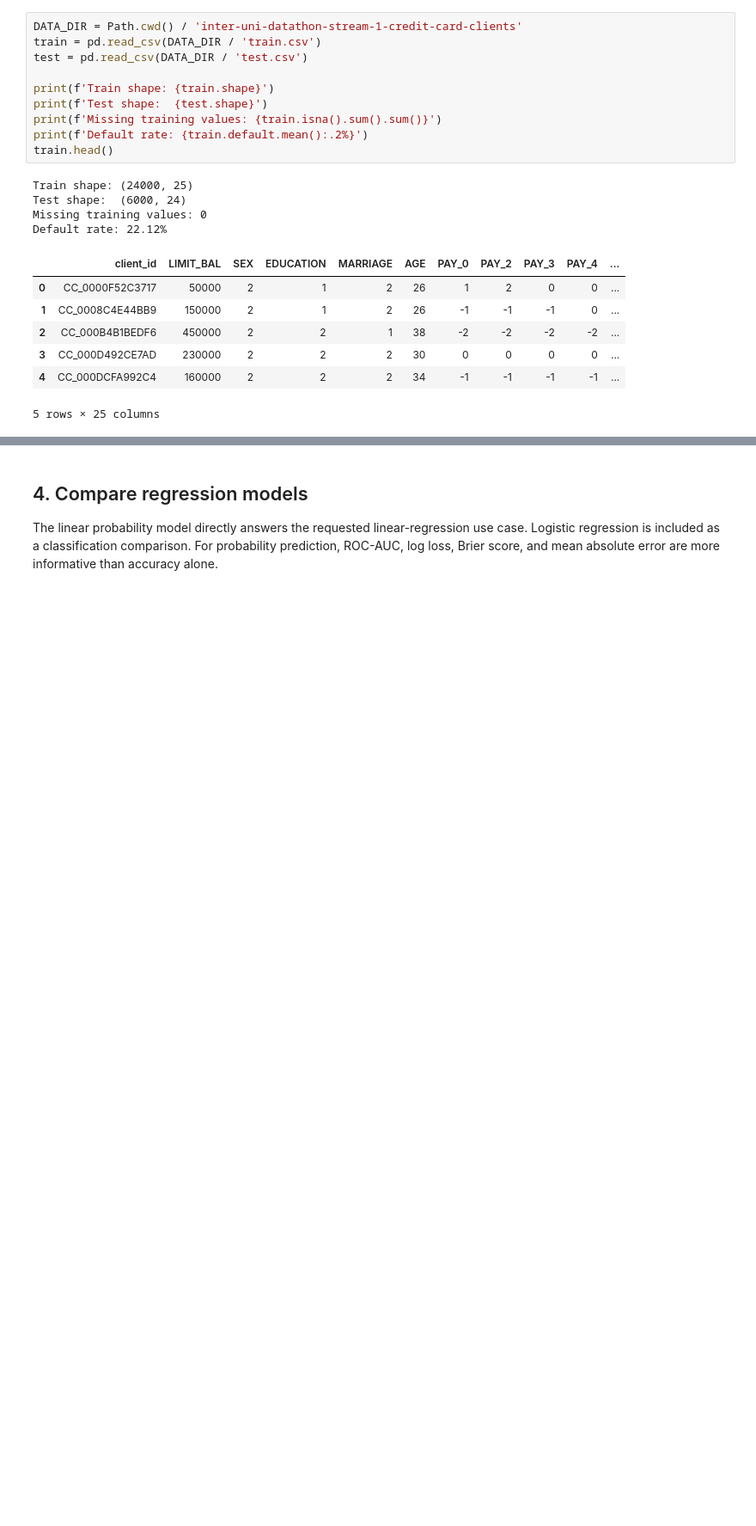
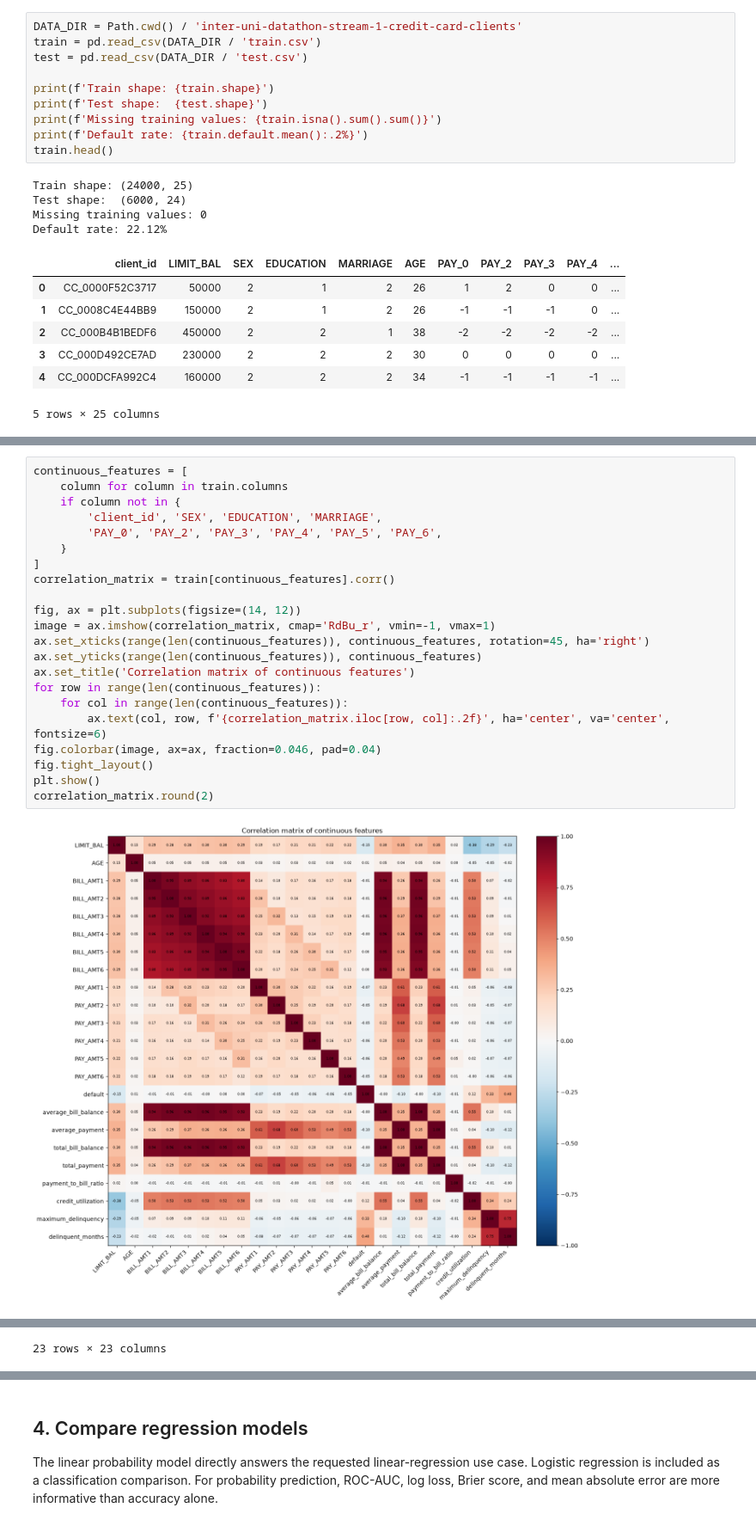
Before and after one commit to vuquangduypct/datathon-s2-2026-credit-card-clients, a Jupyter notebook: credit_default_analysis.ipynb, the cells around one changed output, grey strips where cells are left out. Shown at 86% size. Saved outputs shown, nothing was run; the diff lists cells and outputs as text; blank space fills up the shorter version.

```diff
--- a/credit_default_analysis.ipynb
+++ b/credit_default_analysis.ipynb
@@ -65,0 +76,24 @@ status_summary
+# %%
+continuous_features = [
+    column for column in train.columns
+    if column not in {
+        'client_id', 'SEX', 'EDUCATION', 'MARRIAGE',
+        'PAY_0', 'PAY_2', 'PAY_3', 'PAY_4', 'PAY_5', 'PAY_6',
+    }
+]
+correlation_matrix = train[continuous_features].corr()
+
+fig, ax = plt.subplots(figsize=(14, 12))
+image = ax.imshow(correlation_matrix, cmap='RdBu_r', vmin=-1, vmax=1)
+ax.set_xticks(range(len(continuous_features)), continuous_features, rotation=45, ha='right')
+ax.set_yticks(range(len(continuous_features)), continuous_features)
+ax.set_title('Correlation matrix of continuous features')
+for row in range(len(continuous_features)):
+    for col in range(len(continuous_features)):
+        ax.text(col, row, f'{correlation_matrix.iloc[row, col]:.2f}', ha='center', va='center', fontsize=6)
+fig.colorbar(image, ax=ax, fraction=0.046, pad=0.04)
+fig.tight_layout()
+plt.show()
+correlation_matrix.round(2)
+# %% [output]
+[figure, added]
@@ -65,0 +117 @@ status_summary
+23 rows × 23 columns
```
Also changed, not shown: parts of 18 cells of this notebook, 3 other files.
